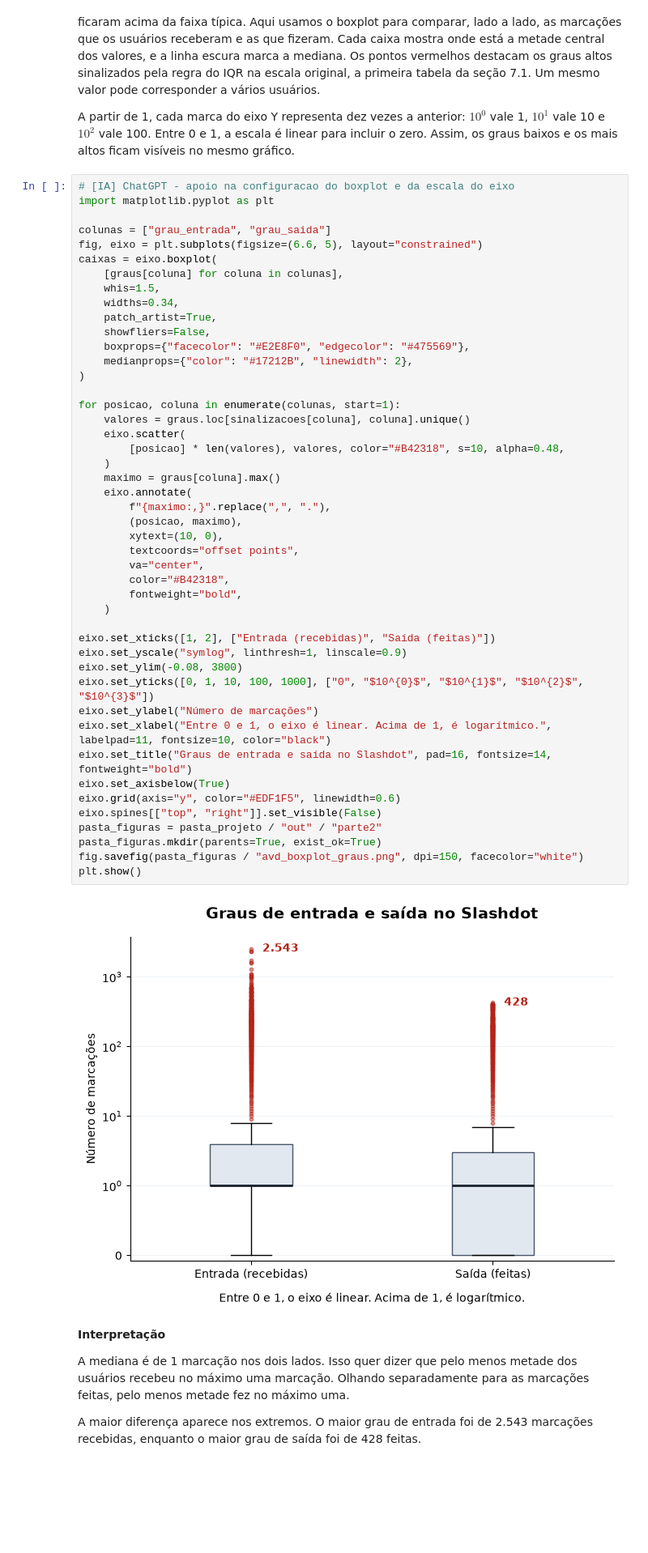
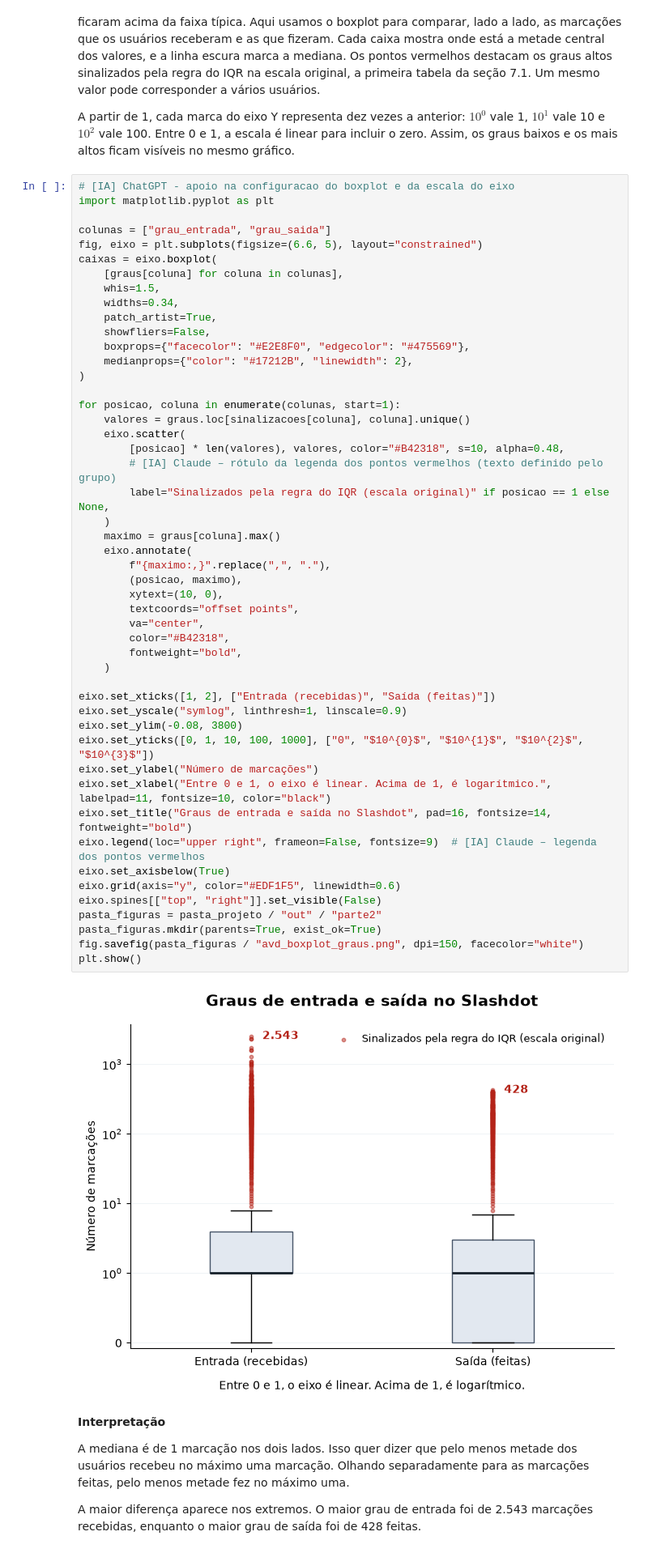
Before and after one commit to arthurlins7/Projeto-Grafos, a Jupyter notebook: notebooks/01_exploracao_dados.ipynb, the cells around one changed output. Shown at 81% size. Cells and saved outputs as stored; diff of their text form; blank space fills up the shorter version.

```diff
--- a/notebooks/01_exploracao_dados.ipynb
+++ b/notebooks/01_exploracao_dados.ipynb
@@ -705,34 +714,37 @@ for posicao, coluna in enumerate(colunas, start=1):
     valores = graus.loc[sinalizacoes[coluna], coluna].unique()
     eixo.scatter(
         [posicao] * len(valores), valores, color="#B42318", s=10, alpha=0.48,
+        # [IA] Claude – rótulo da legenda dos pontos vermelhos (texto definido pelo grupo)
+        label="Sinalizados pela regra do IQR (escala original)" if posicao == 1 else None,
     )
     maximo = graus[coluna].max()
     eixo.annotate(
         f"{maximo:,}".replace(",", "."),
         (posicao, maximo),
         xytext=(10, 0),
         textcoords="offset points",
         va="center",
         color="#B42318",
         fontweight="bold",
     )
 
 eixo.set_xticks([1, 2], ["Entrada (recebidas)", "Saída (feitas)"])
 eixo.set_yscale("symlog", linthresh=1, linscale=0.9)
 eixo.set_ylim(-0.08, 3800)
 eixo.set_yticks([0, 1, 10, 100, 1000], ["0", "$10^{0}$", "$10^{1}$", "$10^{2}$", "$10^{3}$"])
 eixo.set_ylabel("Número de marcações")
 eixo.set_xlabel("Entre 0 e 1, o eixo é linear. Acima de 1, é logarítmico.", labelpad=11, fontsize=10, color="black")
 eixo.set_title("Graus de entrada e saída no Slashdot", pad=16, fontsize=14, fontweight="bold")
+eixo.legend(loc="upper right", frameon=False, fontsize=9)  # [IA] Claude – legenda dos pontos vermelhos
 eixo.set_axisbelow(True)
 eixo.grid(axis="y", color="#EDF1F5", linewidth=0.6)
 eixo.spines[["top", "right"]].set_visible(False)
 pasta_figuras = pasta_projeto / "out" / "parte2"
 pasta_figuras.mkdir(parents=True, exist_ok=True)
 fig.savefig(pasta_figuras / "avd_boxplot_graus.png", dpi=150, facecolor="white")
 plt.show()
 # %% [output]
-[figure, old version]
+[figure, new version]
 # %% [markdown]
 **Interpretação**
 
```
Also changed, not shown: parts of 10 cells of this notebook, 10 other files.
